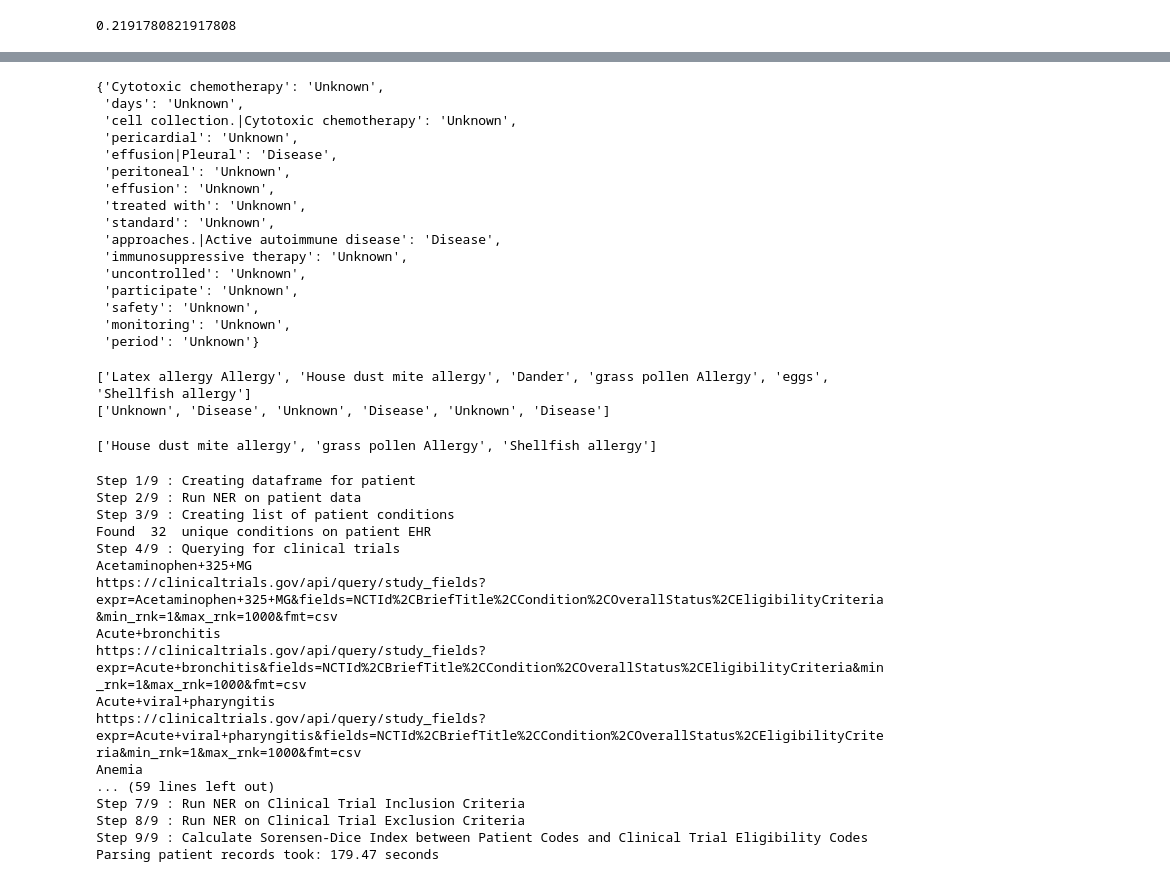
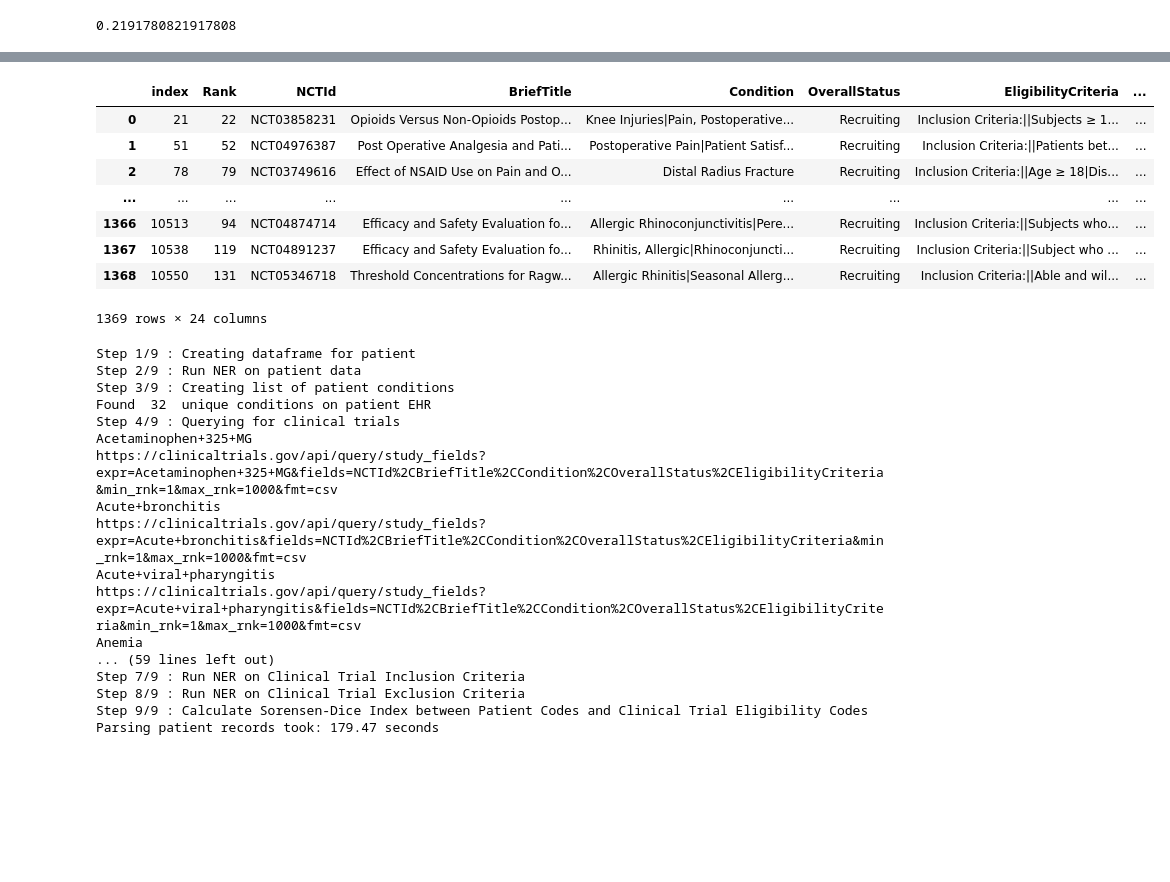
Before and after one commit to victormurcia/CTS_Test, a Jupyter notebook: CTS_Unifying_Routines.ipynb, the cells around one changed output, grey strips where cells are left out. Saved outputs shown, nothing was run; the diff lists cells and outputs as text; code cells hidden in the pictures; blank space fills up the shorter version.

```diff
--- a/CTS_Unifying_Routines.ipynb
+++ b/CTS_Unifying_Routines.ipynb
@@ -665,3 +562,0 @@ CKD (Disease)
-# %%
-patient_ner_df,recruiting_trials_df,final_df = cts_parser(patients_df,model)
-final_df
@@ -699,41 +563,17 @@ Parsing patient records took: 2079.68 seconds
-# %%
-text = final_df['text_ec'][0]
-sm = final_df['semantic_mapping_ec'][0]
-my_dict = dict(zip(text, sm))
-my_dict
-# %% [output]
-{'Cytotoxic chemotherapy': 'Unknown',
- 'days': 'Unknown',
- 'cell collection.|Cytotoxic chemotherapy': 'Unknown',
- 'pericardial': 'Unknown',
- 'effusion|Pleural': 'Disease',
- 'peritoneal': 'Unknown',
- 'effusion': 'Unknown',
- 'treated with': 'Unknown',
- 'standard': 'Unknown',
- 'approaches.|Active autoimmune disease': 'Disease',
- 'immunosuppressive therapy': 'Unknown',
- 'uncontrolled': 'Unknown',
- 'participate': 'Unknown',
- 'safety': 'Unknown',
- 'monitoring': 'Unknown',
- 'period': 'Unknown'}
-# %%
-list2 = patient_ner_df['semantic_mapping_pat'][0]
-list1 = patient_ner_df['text_pat'][0]
-print(list1)
-print(list2)
-# %% [output]
-['Latex allergy Allergy', 'House dust mite allergy', 'Dander', 'grass pollen Allergy', 'eggs', 'Shellfish allergy']
-['Unknown', 'Disease', 'Unknown', 'Disease', 'Unknown', 'Disease']
-# %%
-def filter_list(list1, list2, value):
-    new_list = [list1[i] for i in range(len(list2)) if list2[i] == value]
-    return new_list
-result = filter_list(list1, list2, 'Disease')
-result
-# %% [output]
-['House dust mite allergy', 'grass pollen Allergy', 'Shellfish allergy']
+# %%
+pd.set_option("display.min_rows", 6)
+pd.set_option("display.max_rows", 6)
+final_df
+# %% [output]
+|  | index | Rank | NCTId | BriefTitle | Condition | OverallStatus | EligibilityCriteria | ... |
+| 0 | 21 | 22 | NCT03858231 | Opioids Versus Non-Opioids Postop... | Knee Injuries|Pain, Postoperative... | Recruiting | Inclusion Criteria:||Subjects ≥ 1... | ... |
+| 1 | 51 | 52 | NCT04976387 | Post Operative Analgesia and Pati... | Postoperative Pain|Patient Satisf... | Recruiting | Inclusion Criteria:||Patients bet... | ... |
+| 2 | 78 | 79 | NCT03749616 | Effect of NSAID Use on Pain and O... | Distal Radius Fracture | Recruiting | Inclusion Criteria:||Age ≥ 18|Dis... | ... |
+| ... | ... | ... | ... | ... | ... | ... | ... | ... |
+| 1366 | 10513 | 94 | NCT04874714 | Efficacy and Safety Evaluation fo... | Allergic Rhinoconjunctivitis|Pere... | Recruiting | Inclusion Criteria:||Subjects who... | ... |
+| 1367 | 10538 | 119 | NCT04891237 | Efficacy and Safety Evaluation fo... | Rhinitis, Allergic|Rhinoconjuncti... | Recruiting | Inclusion Criteria:||Subject who ... | ... |
+| 1368 | 10550 | 131 | NCT05346718 | Threshold Concentrations for Ragw... | Allergic Rhinitis|Seasonal Allerg... | Recruiting | Inclusion Criteria:||Able and wil... | ... |
+1369 rows × 24 columns
 # %%
 patient_ner_df,recruiting_trials_df,final_df = cts_parser(patients_df,model)
 final_df
```
Also changed, not shown: parts of 9 cells of this notebook.
